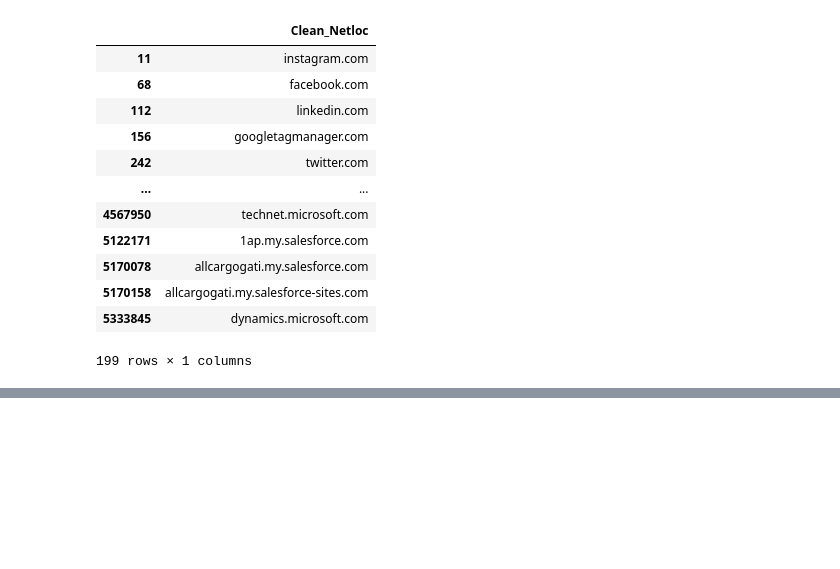
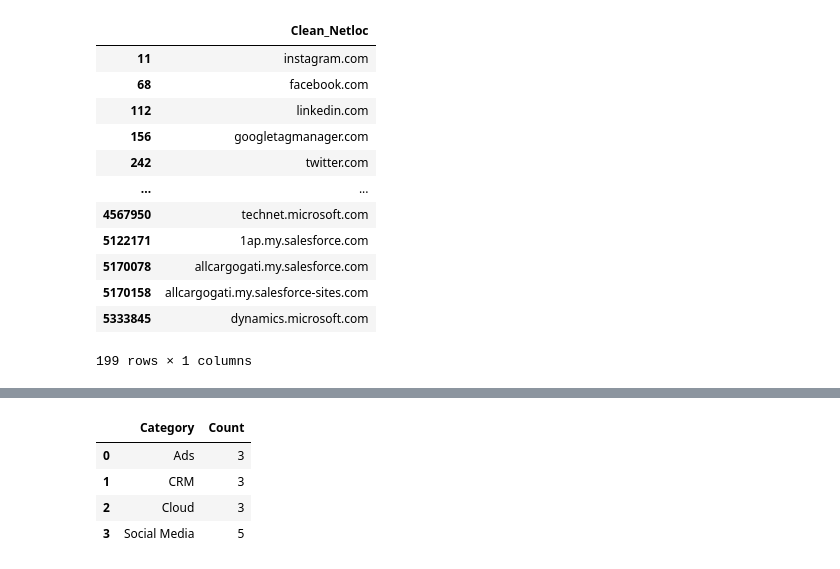
Before and after one commit to themohitbhatia/Company-Technography-Analysis, a Jupyter notebook: Technography_Data_Preprocessing.ipynb, the cells around one changed output, grey strips where cells are left out. Cells and saved outputs as stored; diff of their text form; code cells hidden in the pictures; blank space fills up the shorter version.

```diff
--- a/Technography_Data_Preprocessing.ipynb
+++ b/Technography_Data_Preprocessing.ipynb
@@ -533,0 +605,8 @@ netloc_table.to_csv('Step 5 - Creating Netloc Table/Netloc_table.csv', index=Fal
+# %%
+company_category_count
+# %% [output]
+|  | Category | Count |
+| 0 | Ads | 3 |
+| 1 | CRM | 3 |
+| 2 | Cloud | 3 |
+| 3 | Social Media | 5 |
```
Also changed, not shown: parts of 15 cells of this notebook.
